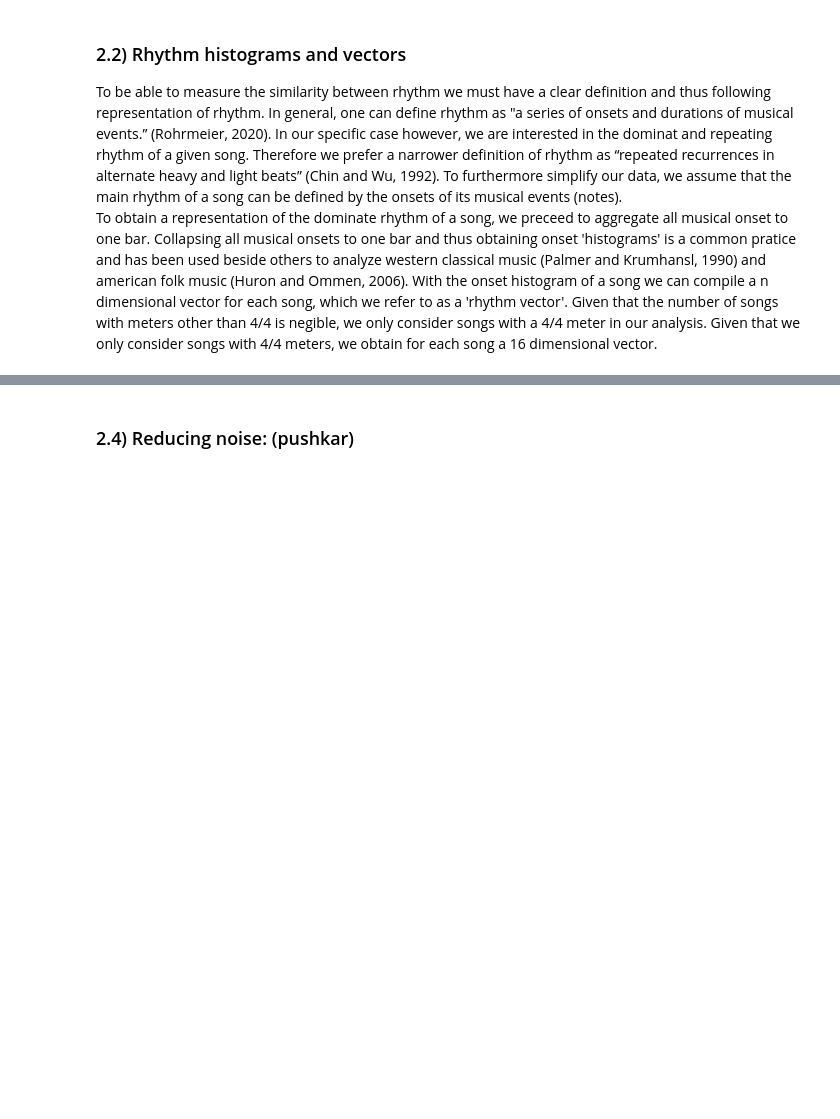
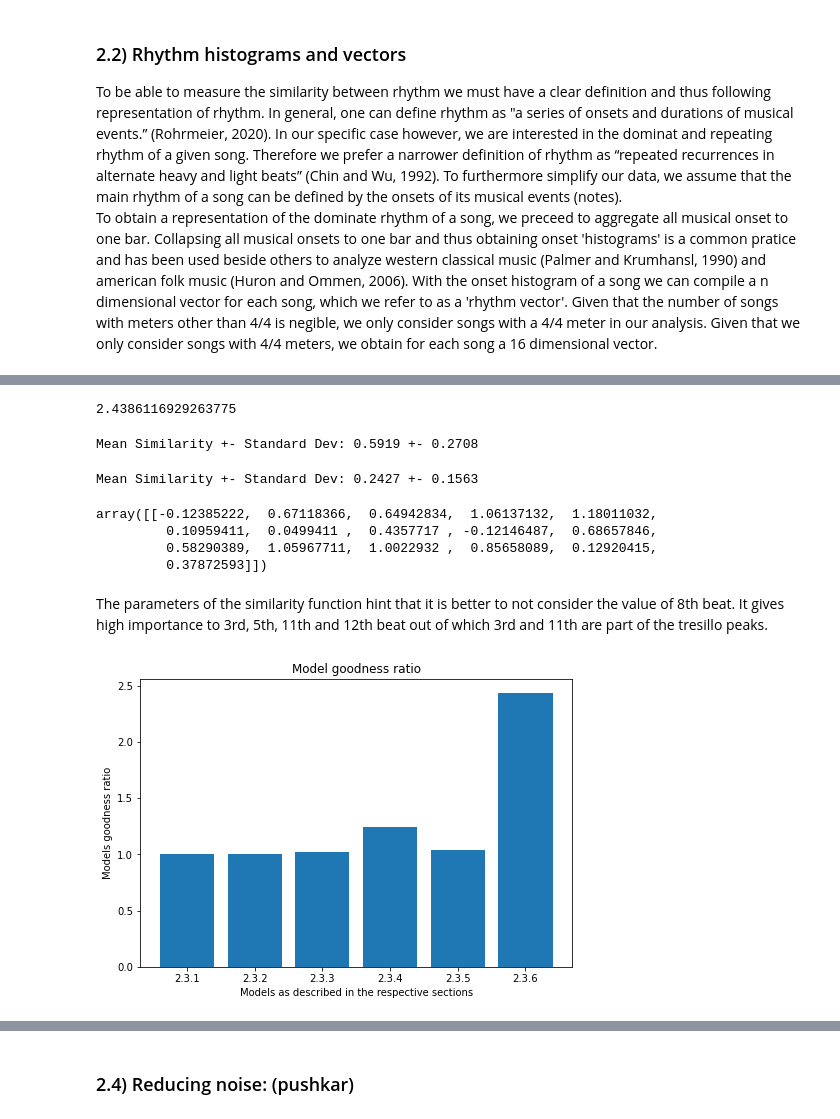
Before and after one commit to pushkarjajoria/Tresillo, a Jupyter notebook: src/milestone_3_sugessted_structure.ipynb, the cells around one changed output, grey strips where cells are left out. Cells and saved outputs as stored; diff of their text form; code cells hidden in the pictures; blank space fills up the shorter version.

Commit message:
Plot fix

```diff
--- a/src/milestone_3_sugessted_structure.ipynb
+++ b/src/milestone_3_sugessted_structure.ipynb
@@ -132,0 +249,4 @@ First, however we will validate this similarity metric by testing it on our self
+# %%
+# Since bigger distance implies low similarity
+model_goodness_4 = round(1 / (np.mean(dst_test) / np.mean(dst_test_nt_tresillo)), 4)
+model_goodness_4
@@ -132,0 +318,4 @@ First, however we will validate this similarity metric by testing it on our self
+# %%
+model_goodness_5 = 1/validation_ratio
+model_goodness_5 = model_goodness_5.cpu().detach().item()
+model_goodness_5
@@ -132,0 +343,54 @@ First, however we will validate this similarity metric by testing it on our self
+# %%
+device = torch.device('cuda' if torch.cuda.is_available() else 'cpu')
+model = ParameterizedDistance(np.random.rand(1, 16), device, torch.cosine_similarity)
+optim = SGD(model.parameters(), lr=1e-3, weight_decay=1e-4)
+optim.zero_grad()
+model.train()
+prev_validation_ratio = float('inf')
+for i in range(200):
+    loss = model(np_tresillo_train, np_non_tresillo, vanilla_tresillo_vector)
+    loss.backward()
+    optim.step()
+    with torch.no_grad():
+        validation_ratio = model(np_tresillo_test, np_not_tre_validation, vanilla_tresillo_vector)
+        if validation_ratio > prev_validation_ratio:
+            break
+        prev_validation_ratio = validation_ratio
+# %%
+model_goodness_6 = 1/validation_ratio
+model_goodness_6 = model_goodness_6.cpu().detach().item()
+model_goodness_6
+# %% [output]
+2.4386116929263775
+# %%
+similarity = model.similarity(np_tresillo_test, vanilla_tresillo_vector).cpu().detach().numpy()
+print(f"Mean Similarity +- Standard Dev: {round(np.mean(similarity), 4)} +- {round(np.std(similarity), 4)}")
+# %% [output]
+Mean Similarity +- Standard Dev: 0.5919 +- 0.2708
+# %%
+similarity_not_tre = model.similarity(np_not_tre_validation, vanilla_tresillo_vector).cpu().detach().numpy()
+print(f"Mean Similarity +- Standard Dev: {round(np.mean(similarity_not_tre), 4)} +- {round(np.std(similarity_not_tre), 4)}")
+# %% [output]
+Mean Similarity +- Standard Dev: 0.2427 +- 0.1563
+# %%
+model.theta.cpu().detach().numpy()
+# %% [output]
+array([[-0.12385222,  0.67118366,  0.64942834,  1.06137132,  1.18011032,
+         0.10959411,  0.0499411 ,  0.4357717 , -0.12146487,  0.68657846,
+         0.58290389,  1.05967711,  1.0022932 ,  0.85658089,  0.12920415,
+         0.37872593]])
+# %% [markdown]
+The parameters of the similarity function hint that it is better to not consider the value of 8th beat. It gives high importance to 3rd, 5th, 11th and 12th beat out of which 3rd and 11th are part of the tresillo peaks.
+# %%
+import plotly.express as px
+fig = plt.figure()
+ax = fig.add_axes([0,0,1,1])
+models = ["2.3.1", "2.3.2", "2.3.3", "2.3.4", "2.3.5", "2.3.6"]
+goodness = [model_goodness_1, model_goodness_2, model_goodness_3, model_goodness_4, model_goodness_5, model_goodness_6]
+ax.bar(models,goodness)
+ax.set_xlabel('Models as described in the respective sections')
+ax.set_ylabel('Models goodness ratio')
+ax.set_title('Model goodness ratio')
+plt.show()
+# %% [output]
+[figure, added]
```
Also changed, not shown: parts of 39 cells of this notebook.
